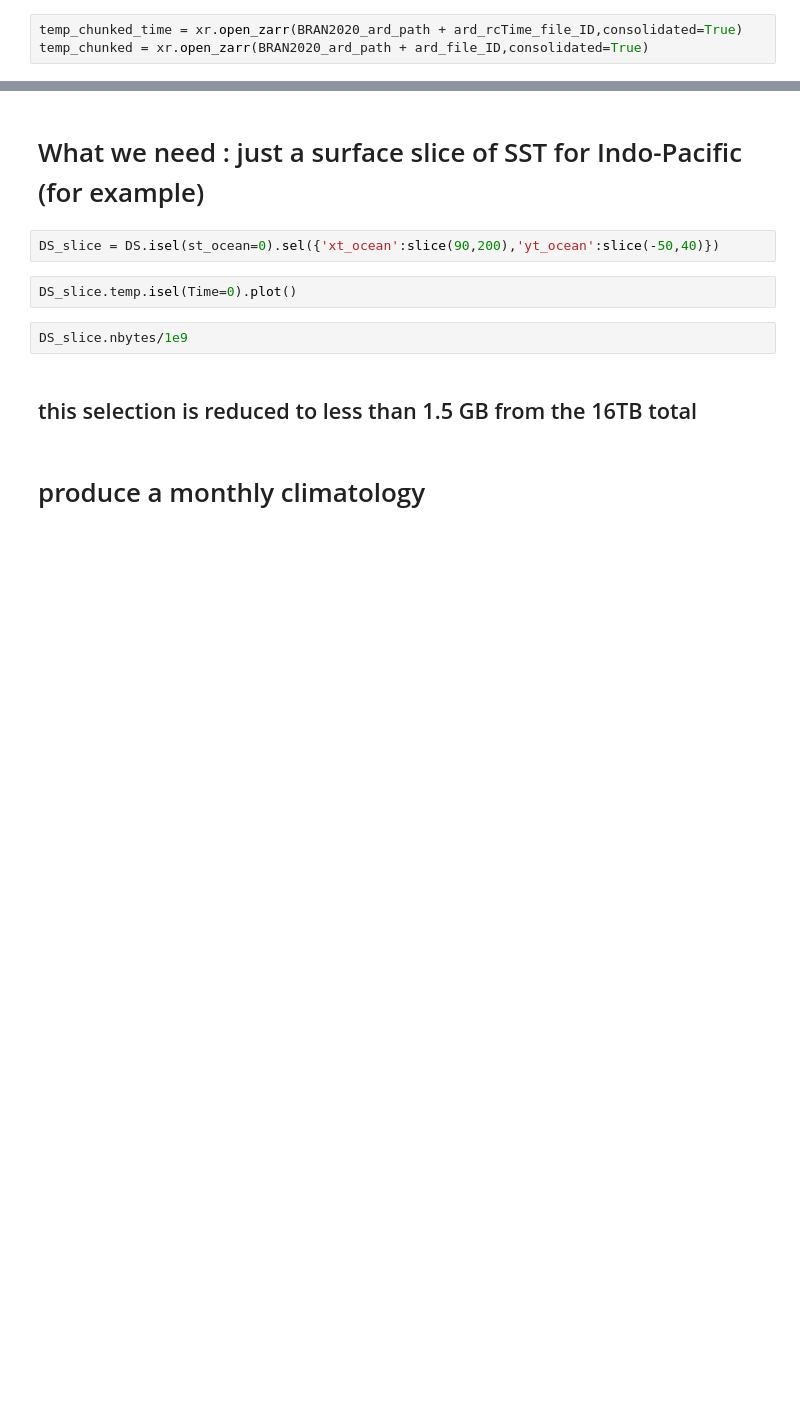
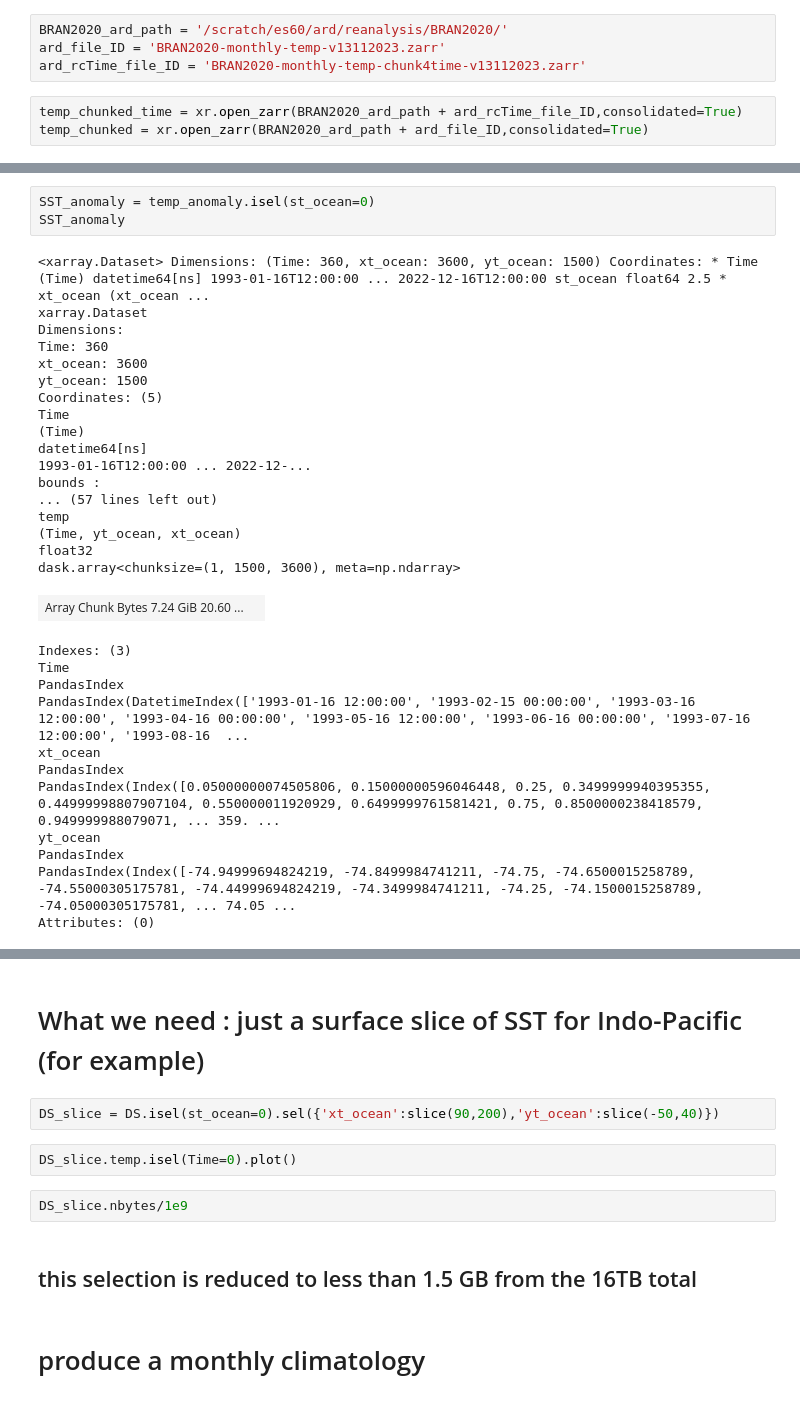
Before and after one commit to Thomas-Moore-Creative/BRAN-climatology-generator-demo, a Jupyter notebook: notebooks/demo_sandbox.ipynb, the cells around one changed output, grey strips where cells are left out. Saved outputs shown, nothing was run; the diff lists cells and outputs as text; blank space fills up the shorter version.

```diff
--- a/notebooks/demo_sandbox.ipynb
+++ b/notebooks/demo_sandbox.ipynb
@@ -363,6 +148,10 @@ Wall time: 14min 10s
 # begin post-processing workflow $\Downarrow$
 # %% [markdown]
 # load in both zarr collections
+# %%
+BRAN2020_ard_path = '/scratch/es60/ard/reanalysis/BRAN2020/'
+ard_file_ID = 'BRAN2020-monthly-temp-v13112023.zarr'
+ard_rcTime_file_ID = 'BRAN2020-monthly-temp-chunk4time-v13112023.zarr'
 # %%
 temp_chunked_time = xr.open_zarr(BRAN2020_ard_path + ard_rcTime_file_ID,consolidated=True)
 temp_chunked = xr.open_zarr(BRAN2020_ard_path + ard_file_ID,consolidated=True)
@@ -533,0 +282,33 @@ Wall time: 39min 59s
+# %%
+SST_anomaly = temp_anomaly.isel(st_ocean=0)
+SST_anomaly
+# %% [output]
+<xarray.Dataset> Dimensions: (Time: 360, xt_ocean: 3600, yt_ocean: 1500) Coordinates: * Time (Time) datetime64[ns] 1993-01-16T12:00:00 ... 2022-12-16T12:00:00 st_ocean float64 2.5 * xt_ocean (xt_ocean ...
+xarray.Dataset
+Dimensions:
+Time: 360
+xt_ocean: 3600
+yt_ocean: 1500
+Coordinates: (5)
+Time
+(Time)
+datetime64[ns]
+1993-01-16T12:00:00 ... 2022-12-...
+bounds :
+... (57 lines left out)
+temp
+(Time, yt_ocean, xt_ocean)
+float32
+dask.array<chunksize=(1, 1500, 3600), meta=np.ndarray>
+| Array Chunk Bytes 7.24 GiB 20.60 ... |  |
+Indexes: (3)
+Time
+PandasIndex
+PandasIndex(DatetimeIndex(['1993-01-16 12:00:00', '1993-02-15 00:00:00', '1993-03-16 12:00:00', '1993-04-16 00:00:00', '1993-05-16 12:00:00', '1993-06-16 00:00:00', '1993-07-16 12:00:00', '1993-08-16  ...
+xt_ocean
+PandasIndex
+PandasIndex(Index([0.05000000074505806, 0.15000000596046448, 0.25, 0.3499999940395355, 0.44999998807907104, 0.550000011920929, 0.6499999761581421, 0.75, 0.8500000238418579, 0.949999988079071, ... 359. ...
+yt_ocean
+PandasIndex
+PandasIndex(Index([-74.94999694824219, -74.8499984741211, -74.75, -74.6500015258789, -74.55000305175781, -74.44999694824219, -74.3499984741211, -74.25, -74.1500015258789, -74.05000305175781, ... 74.05 ...
+Attributes: (0)
```
Also changed, not shown: parts of 37 cells of this notebook.
